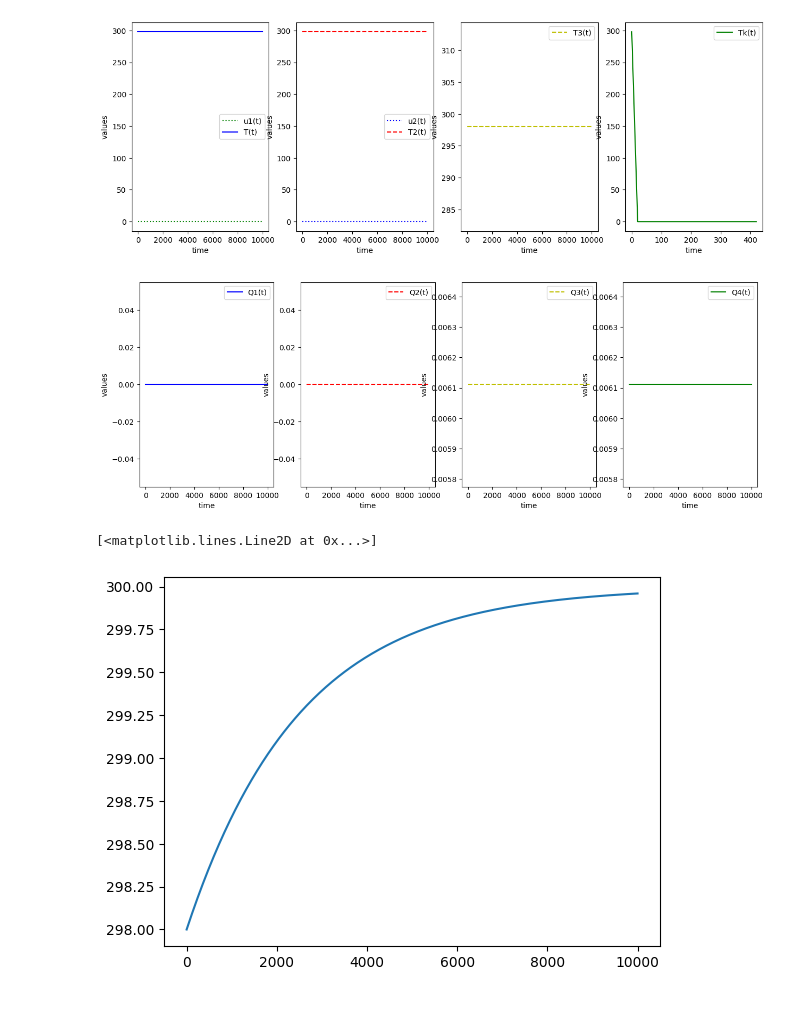
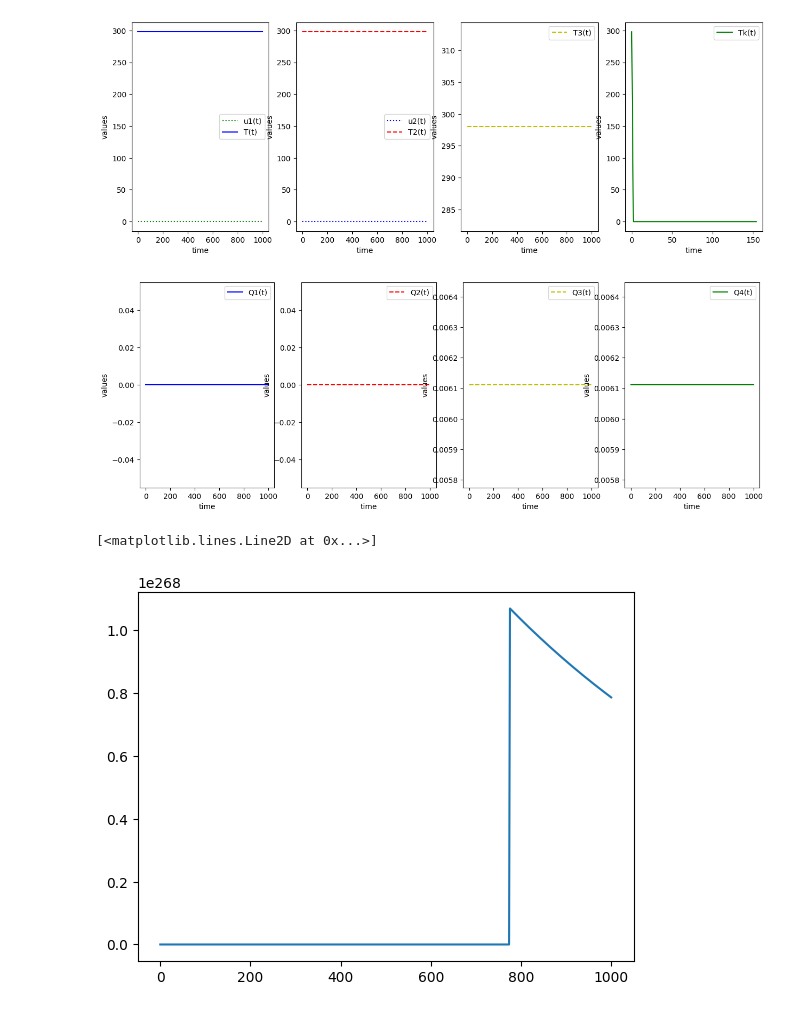
Before and after one commit to csonkam/OTS-egyeni, a Jupyter notebook: Teszt1.ipynb, the cells around one changed output. Drawn from its saved outputs; the diff is of its cells as text; code cells hidden in the pictures.

```diff
--- a/Teszt1.ipynb
+++ b/Teszt1.ipynb
@@ -31,19 +31,19 @@ def hocserelo_modell2(y2, t, u1, u2):
     T3=y2[0]
     dT3_dt=B/V*((100-u1)/100)*((100-u2)/100)*(Tr[i]-T3)
     return dT3_dt
-Vr=0.6 #m^3
-Ah=4 #m^2
+Vr=0.38 #m^3
+Ah=8.7 #m^2
 Trr=300 #K
 def Reaktor(y3, t):
     Tr=y3[0]
     dTr_dt=(B/Vr*(Tk[i]-Tr)+alfa*Ah*(Trr-Tr))/(Vr*rho*cp)
     return dTr_dt
 n=500 #s időpontok
-t=np.linspace(0,10000,n)
+t=np.linspace(0,1000,n)
 z0=T0
 z1=T0
 z2=T0
-z3=T0
+z3=Trr
 #result=odeint(hocserelo_modell, t_span, x0, hmax=0.01)
 # step input
 u1 = np.zeros(n)
@@ -85,11 +85,11 @@ for i in range(1,n):
     tspan = [t[i-1],t[i]]
 
     # solve for next step
-    z = odeint(hocserelo_modell,z0,tspan,args=(u1[i],),hmax=0.6)
-    z1 = odeint(hocserelo_modell1,z1,tspan,args=(u1[i],u2[i]),hmax=0.6)
-    z2 = odeint(hocserelo_modell2,z2,tspan,args=(u1[i],u2[i]),hmax=0.6)
+    z = odeint(hocserelo_modell,z0,tspan,args=(u1[i],),hmax=1)
+    z1 = odeint(hocserelo_modell1,z1,tspan,args=(u1[i],u2[i]),hmax=1)
+    z2 = odeint(hocserelo_modell2,z2,tspan,args=(u1[i],u2[i]),hmax=1)
 
-    z3 = odeint(Reaktor,z3,tspan,hmax=0.6)
+    z3 = odeint(Reaktor,z3,tspan,hmax=1)
     # calculate Tk
       #Tk[i]=(B*u1[i]/100*z[1][0]+B*((100-u1[i])/100)*u2[i]/100*z1[1][0]+B*((100-u1[i])/100)*(100-u2[i])/100*z2[1][0])/B
     Q1[i]=B*u1[i]/100
@@ -127,34 +127,34 @@ for i in range(1,n):
     z2 = z2[1][-1]
     z3 = z3[1][-1]
 
 
 # plot results
 plt.figure(figsize=(15,5))
 plt.subplot(141)
 plt.plot(t,u1,'g:',label='u1(t)')
 plt.plot(t,T1,'b-',label='T(t)')
 plt.ylabel('values')
 plt.xlabel('time')
 plt.legend(loc='best')
 plt.subplot(142)
 plt.plot(t,u2,'b:',label='u2(t)')
 plt.plot(t,T2,'r--',label='T2(t)')
 plt.ylabel('values')
 plt.xlabel('time')
 plt.legend(loc='best')
 plt.subplot(143)
 plt.plot(t,T3,'y--',label='T3(t)')
 plt.ylabel('values')
 plt.xlabel('time')
 plt.legend(loc='best')
 plt.subplot(144)
 plt.plot(t,Tk,'g-',label='Tk(t)')
 plt.ylabel('values')
 plt.xlabel('time')
 plt.legend(loc='best')
 plt.show()
 # %% [output]
-[figure, old version]
+[figure, new version]
 # %%
 # plot results
 plt.figure(figsize=(15,5))
@@ -180,9 +180,9 @@ plt.xlabel('time')
 plt.legend(loc='best')
 plt.show()
 # %% [output]
-[figure, old version]
+[figure, new version]
 # %%
 plt.plot(t,Tr)
 # %% [output]
 [<matplotlib.lines.Line2D at 0x...>]
-[figure, old version]
+[figure, new version]
```
